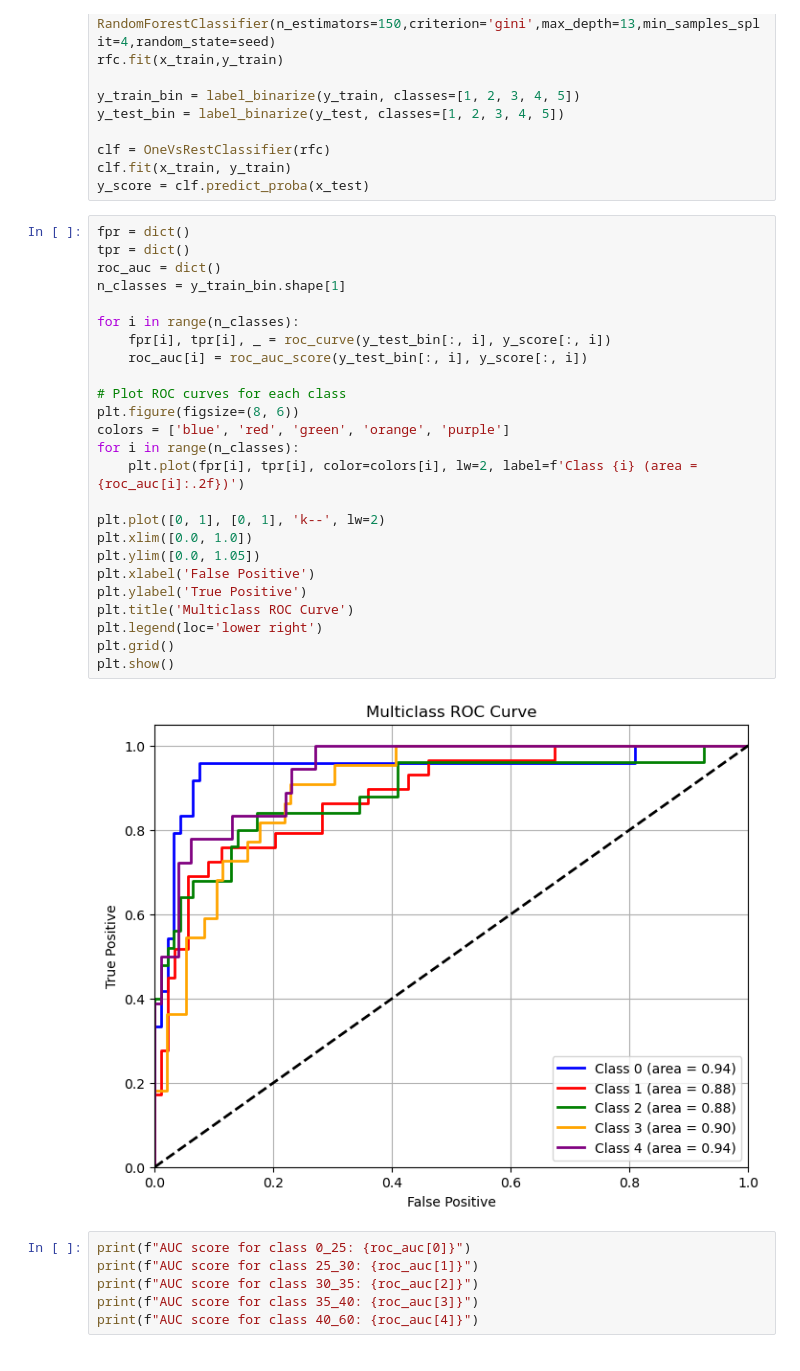
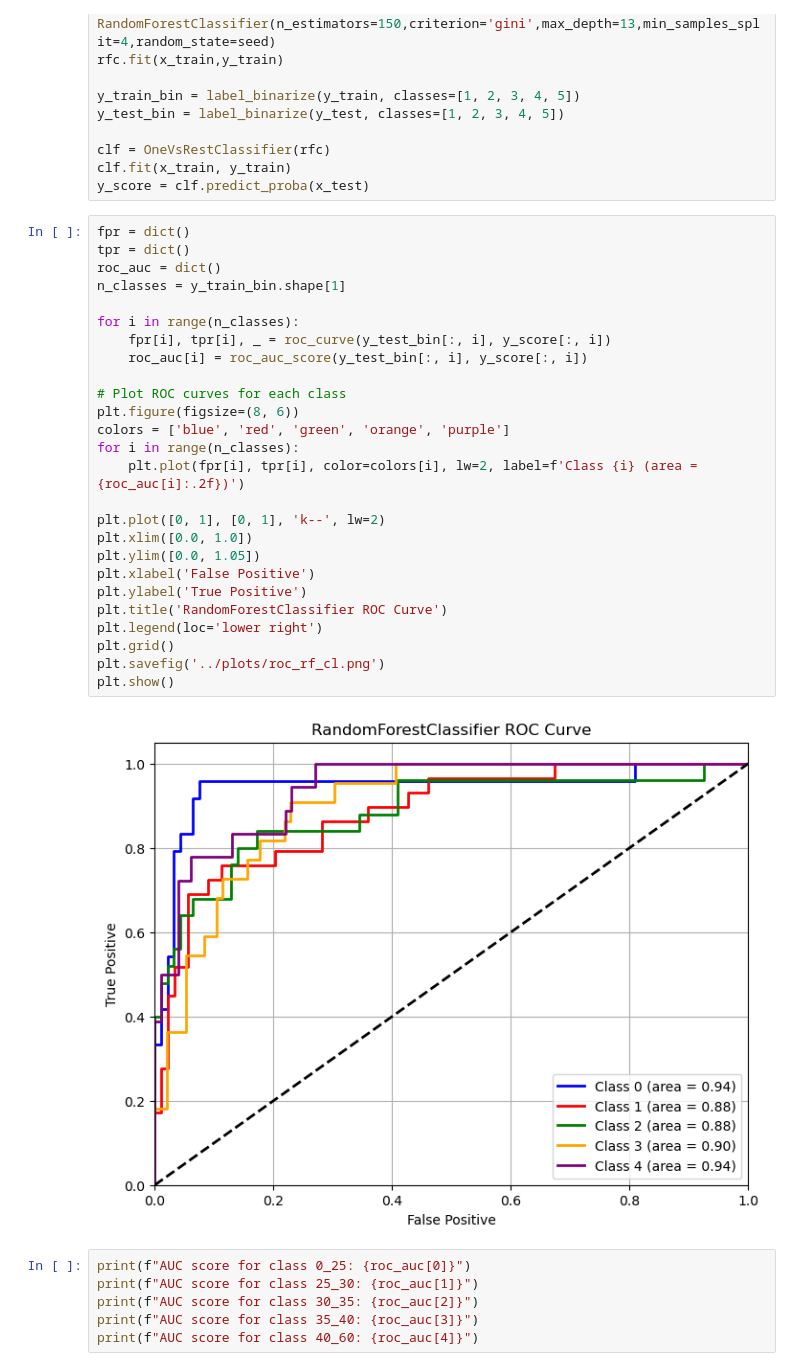
Before and after one commit to alfredcargar/master-thesis, a Jupyter notebook: notebooks/classification_model.ipynb, the cells around one changed output. Saved outputs shown, nothing was run; the diff lists cells and outputs as text.

```diff
--- a/notebooks/classification_model.ipynb
+++ b/notebooks/classification_model.ipynb
@@ -225,30 +267,31 @@ y_score = clf.predict_proba(x_test)
 # %%
 fpr = dict()
 tpr = dict()
 roc_auc = dict()
 n_classes = y_train_bin.shape[1]
 
 for i in range(n_classes):
     fpr[i], tpr[i], _ = roc_curve(y_test_bin[:, i], y_score[:, i])
     roc_auc[i] = roc_auc_score(y_test_bin[:, i], y_score[:, i])
 
 # Plot ROC curves for each class
 plt.figure(figsize=(8, 6))
 colors = ['blue', 'red', 'green', 'orange', 'purple']
 for i in range(n_classes):
     plt.plot(fpr[i], tpr[i], color=colors[i], lw=2, label=f'Class {i} (area = {roc_auc[i]:.2f})')
 
 plt.plot([0, 1], [0, 1], 'k--', lw=2)
 plt.xlim([0.0, 1.0])
 plt.ylim([0.0, 1.05])
 plt.xlabel('False Positive')
 plt.ylabel('True Positive')
-plt.title('Multiclass ROC Curve')
+plt.title('RandomForestClassifier ROC Curve')
 plt.legend(loc='lower right')
 plt.grid()
+plt.savefig('../plots/roc_rf_cl.png')
 plt.show()
 # %% [output]
-[figure, old version]
+[figure, new version]
 # %%
 print(f"AUC score for class 0_25: {roc_auc[0]}")
 print(f"AUC score for class 25_30: {roc_auc[1]}")
```
Also changed, not shown: parts of 24 cells of this notebook, 2 other files.
